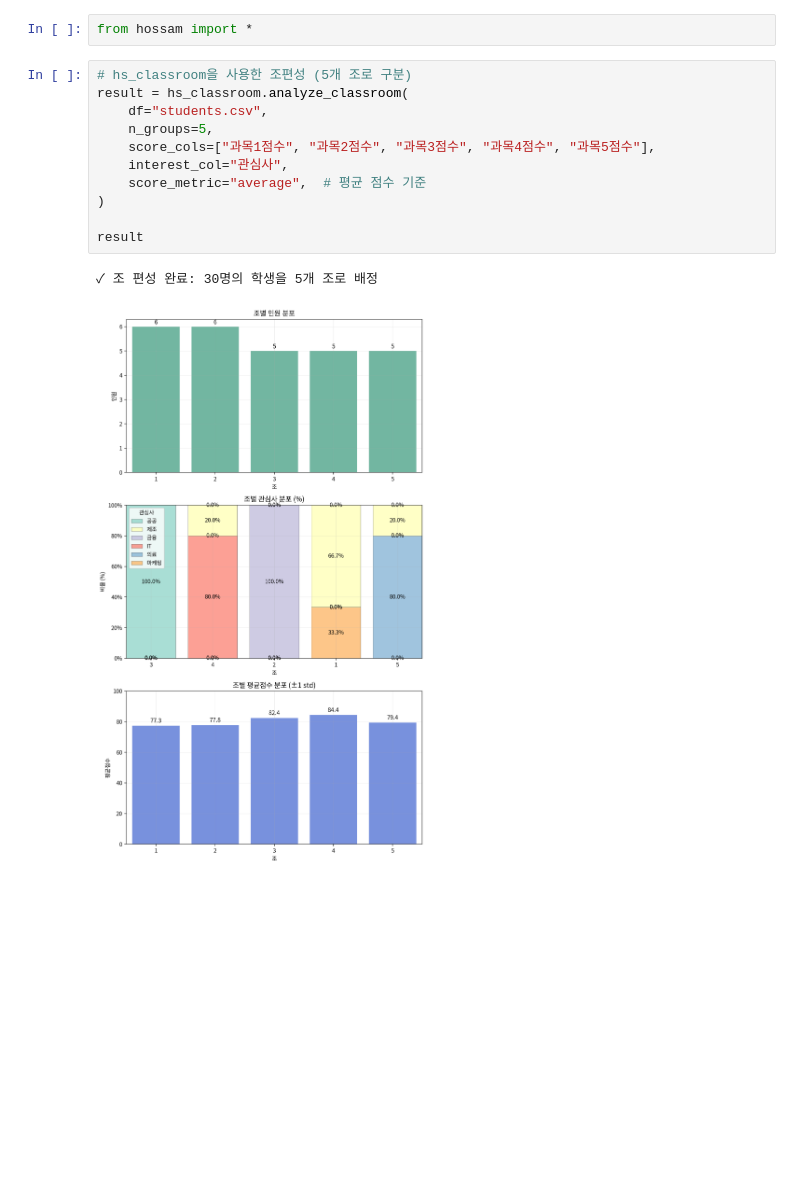
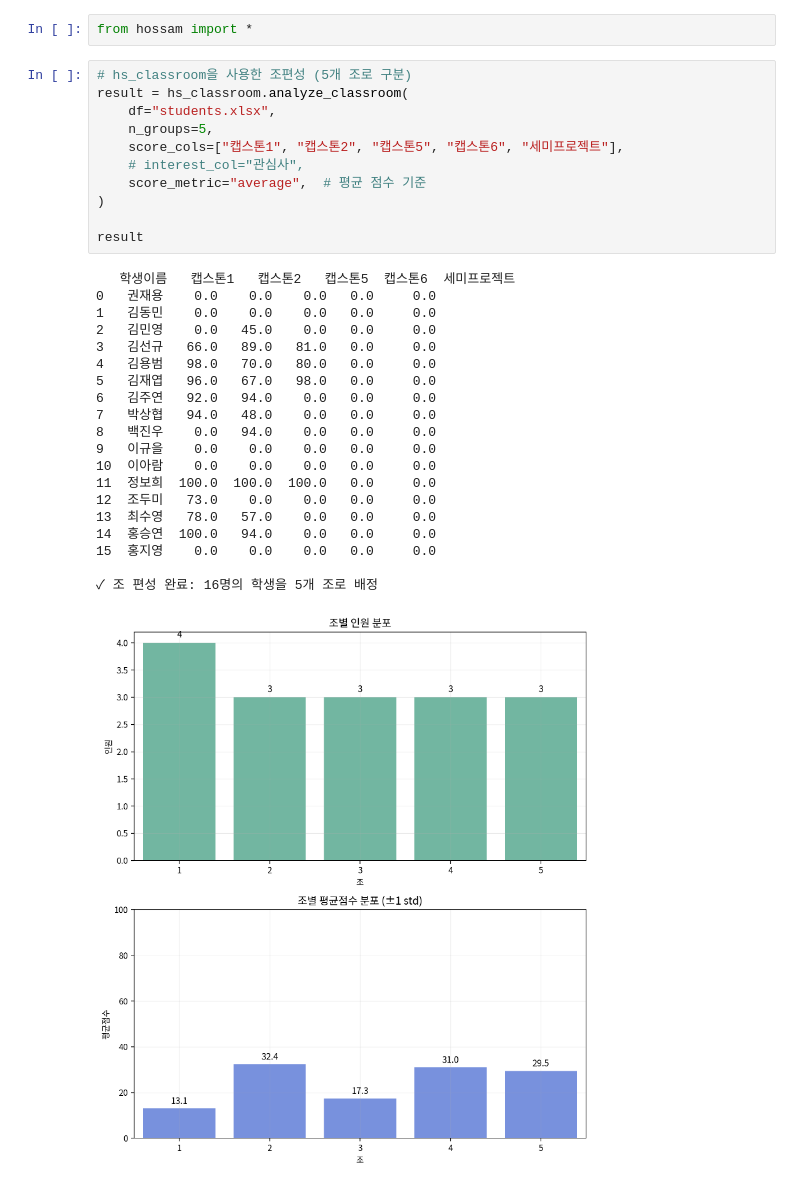
Before and after one commit to leekh4232/hossam-py, a Jupyter notebook: Untitled-1.ipynb, the cells around one changed output. Saved outputs shown, nothing was run; the diff lists cells and outputs as text; blank space fills up the shorter version.

```diff
--- a/Untitled-1.ipynb
+++ b/Untitled-1.ipynb
@@ -3,15 +3,33 @@ from hossam import *
 # %%
 # hs_classroom을 사용한 조편성 (5개 조로 구분)
 result = hs_classroom.analyze_classroom(
-    df="students.csv",
+    df="students.xlsx",
     n_groups=5,
-    score_cols=["과목1점수", "과목2점수", "과목3점수", "과목4점수", "과목5점수"],
-    interest_col="관심사",
+    score_cols=["캡스톤1", "캡스톤2", "캡스톤5", "캡스톤6", "세미프로젝트"],
+    # interest_col="관심사",
     score_metric="average",  # 평균 점수 기준
 )
 
 result
 # %% [output]
-✓ 조 편성 완료: 30명의 학생을 5개 조로 배정
+   학생이름   캡스톤1   캡스톤2   캡스톤5  캡스톤6  세미프로젝트
+0   권재용    0.0    0.0    0.0   0.0     0.0
+1   김동민    0.0    0.0    0.0   0.0     0.0
+2   김민영    0.0   45.0    0.0   0.0     0.0
+3   김선규   66.0   89.0   81.0   0.0     0.0
+4   김용범   98.0   70.0   80.0   0.0     0.0
+5   김재엽   96.0   67.0   98.0   0.0     0.0
+6   김주연   92.0   94.0    0.0   0.0     0.0
+7   박상협   94.0   48.0    0.0   0.0     0.0
+8   백진우    0.0   94.0    0.0   0.0     0.0
+9   이규을    0.0    0.0    0.0   0.0     0.0
+10  이아람    0.0    0.0    0.0   0.0     0.0
+11  정보희  100.0  100.0  100.0   0.0     0.0
+12  조두미   73.0    0.0    0.0   0.0     0.0
+13  최수영   78.0   57.0    0.0   0.0     0.0
+14  홍승연  100.0   94.0    0.0   0.0     0.0
+15  홍지영    0.0    0.0    0.0   0.0     0.0
+
+✓ 조 편성 완료: 16명의 학생을 5개 조로 배정
-[figure, old version]
+[figure, new version]
 |  | 조 | 학생 | 총점평균 | 평균점수평균 |
```
Also changed, not shown: parts of 1 cell of this notebook, 3 other files.
